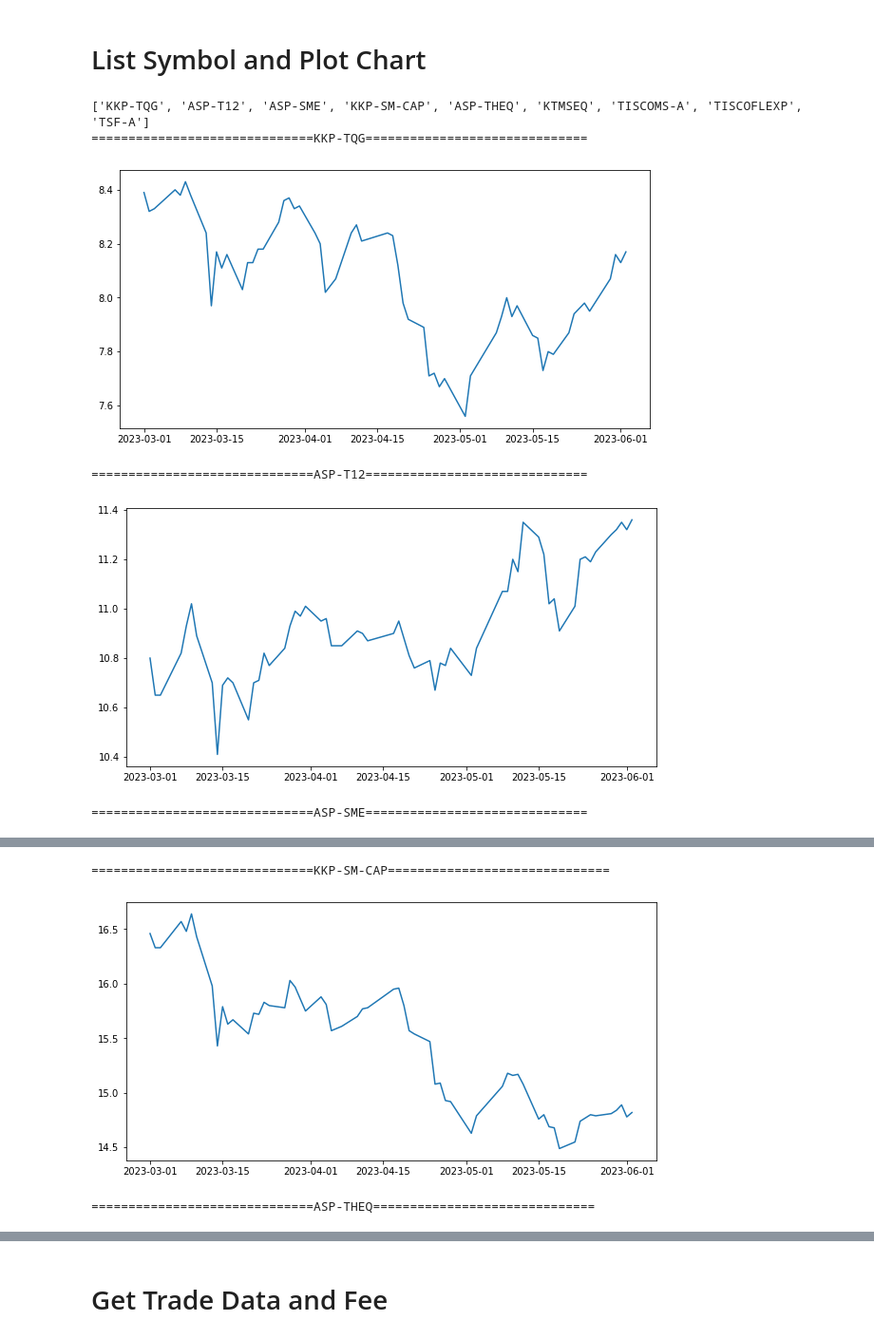
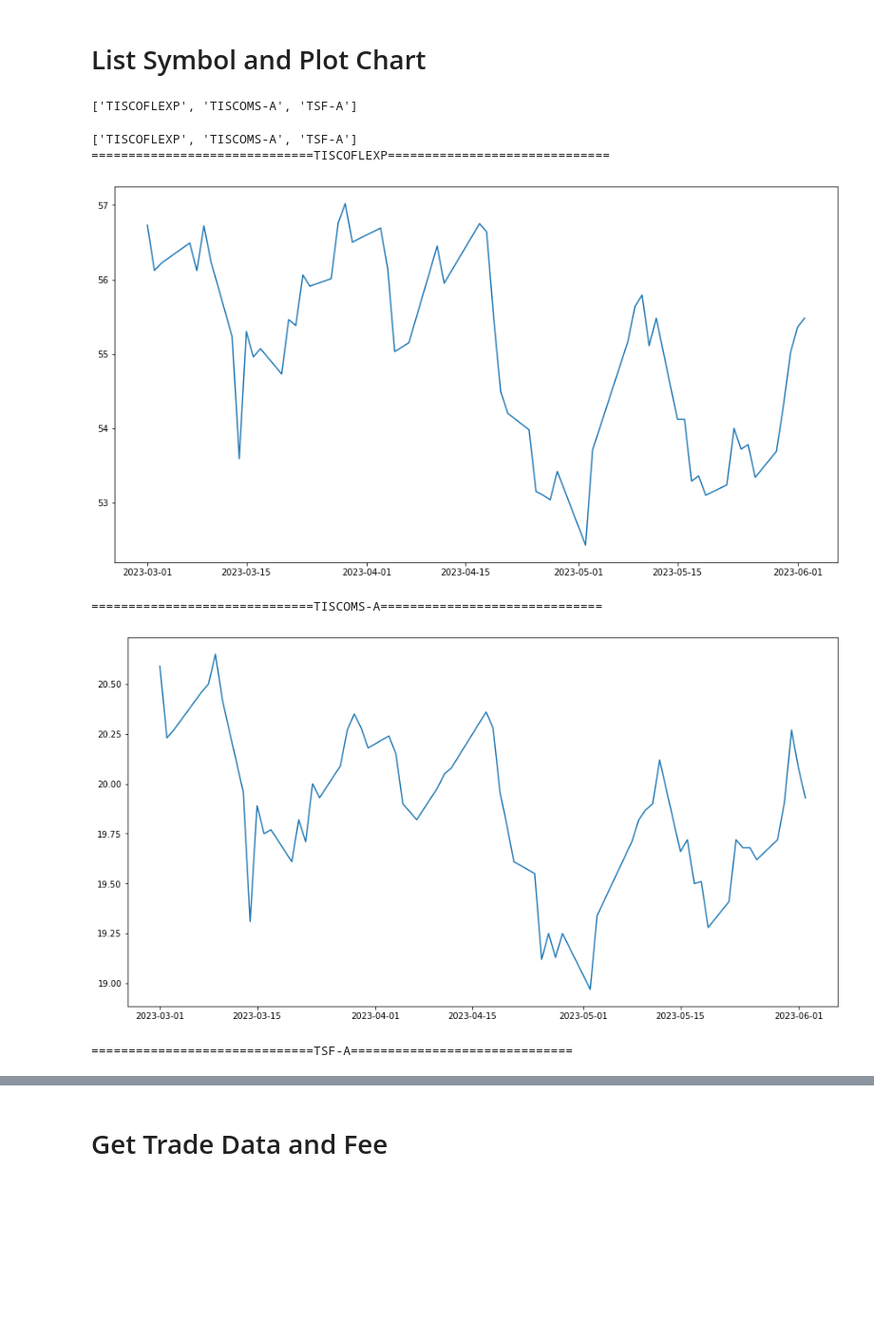
Before and after one commit to technqvi/FinQuant, a Jupyter notebook: TradeSimulation/BuySellPortfolio.ipynb, the cells around one changed output, grey strips where cells are left out. Shown at 95% size. Cells and saved outputs as stored; diff of their text form; code cells hidden in the pictures; blank space fills up the shorter version.

```diff
--- a/TradeSimulation/BuySellPortfolio.ipynb
+++ b/TradeSimulation/BuySellPortfolio.ipynb
@@ -4,10 +4,19 @@ import numpy as np
 from datetime import datetime
 import matplotlib.pyplot as plt
 # %%
-#data_path='data/VN22-Now.csv'
-data_path=r'D:\PythonDev\MyQuantFinProject\Data\thai_fund.csv'
+data_path='data/ThaiTisco23.csv'
+trade_sheet='THAI-Mar-May23'
+
+# data_path=r'D:\PythonDev\MyQuantFinProject\Data\thai_fund.csv'
 trade_plan_path='data/Config-BuySellTrade.xlsx'
 
+# excludeFund=['ASP-T12','KKP-TQG']
+excludeFund=[]
+
+
+report_path=f'report/{trade_sheet}.xlsx'
+
+noFee=False
 fee_sheet='Fee'
 
 start_date='2023-03-01'
@@ -15,11 +24,6 @@ end_date='2023-06-02'
 
 # trade_sheet='BuySell_Buy_Hold'
 # report_path=f'report/BuySell_4ETFFunds.xlsx'
-
-noFee=True
-
-trade_sheet='THAI-Mar-May23'
-report_path=f'report/THAI-Mar-May23(NoFee).xlsx'
 # %% [markdown]
 # Read Price CSV
 # %%
@@ -49,21 +53,24 @@ memory usage: 17.2+ KB
 # %% [markdown]
 # List Symbol and Plot Chart
+# %%
+list_symbols=list(df['symbol'].unique())
+list_symbols=[ f for f in list_symbols if f not in excludeFund ]
+list_symbols
+# list_symbols=['ACWI']
+# %% [output]
+['TISCOFLEXP', 'TISCOMS-A', 'TSF-A']
 # %%
-list_symbols=list(df['symbol'].unique())
-# list_symbols=['ACWI']
-
-
 print(list_symbols)
 for  symbol in list_symbols:
     print(f"=============================={symbol}==============================")
     dfFund=df.query('symbol==@symbol')
-    plt.figure(figsize=(10, 5))
+    plt.figure(figsize=(15, 8))
     plt.plot(dfFund['date'],dfFund['price'])
     plt.show()
 # %% [output]
-['KKP-TQG', 'ASP-T12', 'ASP-SME', 'KKP-SM-CAP', 'ASP-THEQ', 'KTMSEQ', 'TISCOMS-A', 'TISCOFLEXP', 'TSF-A']
-==============================KKP-TQG==============================
+['TISCOFLEXP', 'TISCOMS-A', 'TSF-A']
+==============================TISCOFLEXP==============================
-[figure, old version]
+[figure, new version]
-==============================ASP-T12==============================
+==============================TISCOMS-A==============================
-[figure, old version]
+[figure, new version]
-==============================ASP-SME==============================
+==============================TSF-A==============================
@@ -71,3 +77,0 @@ for  symbol in list_symbols:
-==============================KKP-SM-CAP==============================
-[figure, removed]
-==============================ASP-THEQ==============================
```
Also changed, not shown: parts of 7 cells of this notebook, 9 other files.
